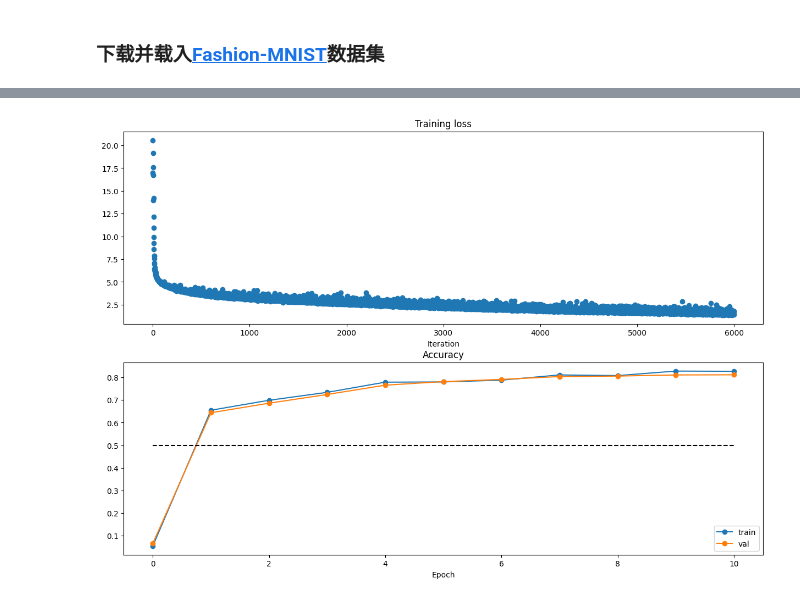
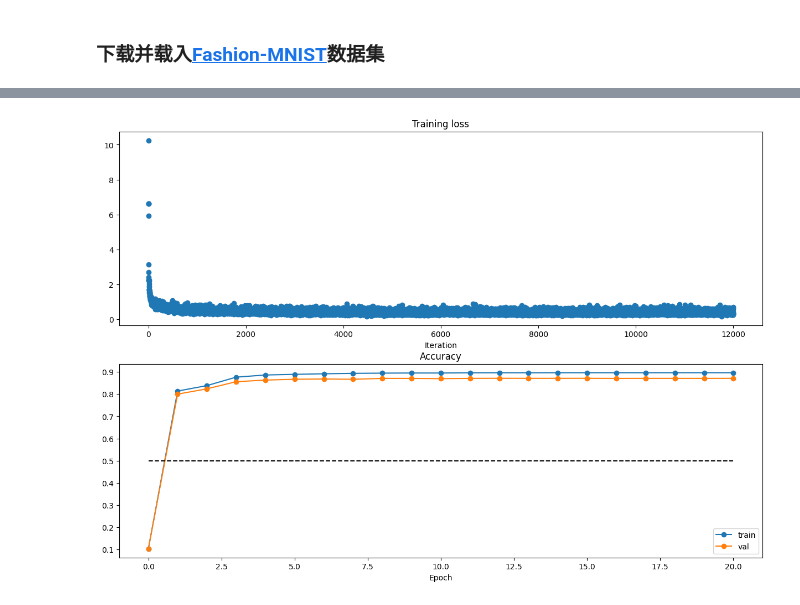
Before and after one commit to mango7789/Computer-Vision-DATA130051, a Jupyter notebook: 作业一/main.ipynb, the cells around one changed output, grey strips where cells are left out. Drawn from its saved outputs; the diff is of its cells as text; code cells hidden in the pictures.

Commit message:
hw1: modify solver

```diff
--- a/作业一/main.ipynb
+++ b/作业一/main.ipynb
@@ -11,27 +8,29 @@ The autoreload extension is already loaded. To reload it, use:
 # %%
 from main import download_minist
 from full_connect_network import FullConnectNet
-from solver import Solver
+from solve import Solver
+import random
 
 data = download_minist()
 
-hidden_dims = [24*24, 12*12, 100]
+hidden_dims = [64, 32, 16]
 activation = ['relu']
-reg = 0.05
+reg = 0
 loss = 'ce'
 
 three_layer_model = FullConnectNet(
-        hidden_dims=hidden_dims,
-        types=activation,
-        reg=reg,
-        loss=loss
-    )
+    hidden_dims=hidden_dims,
+    types=activation,
+    reg=reg,
+    loss=loss
+)
+
 three_layer_net = Solver(
     model=three_layer_model,
     data=data,
-    optim_config= {
-        'learning_rate': 5e-2
-    }
+    update_rule='adam',
+    lr_decay=0.6,
+    print_iter=50
 )
 
 three_layer_net.train()
@@ -56,19 +55,19 @@ three_layer_net.train()
 # %%
 import matplotlib.pyplot as plt
 
 plt.subplot(2, 1, 1)
 plt.title('Training loss')
-plt.plot(three_layer_net.loss_history, 'o')
+plt.plot(three_layer_net.loss_hist, 'o')
 plt.xlabel('Iteration')
 
 plt.subplot(2, 1, 2)
 plt.title('Accuracy')
-plt.plot(three_layer_net.train_acc_history, '-o', label='train')
-plt.plot(three_layer_net.val_acc_history, '-o', label='val')
-plt.plot([0.5] * len(three_layer_net.val_acc_history), 'k--')
+plt.plot(three_layer_net.train_acc_hist, '-o', label='train')
+plt.plot(three_layer_net.val_acc_hist, '-o', label='val')
+plt.plot([0.5] * len(three_layer_net.val_acc_hist), 'k--')
 plt.xlabel('Epoch')
 plt.legend(loc='lower right')
 plt.gcf().set_size_inches(15, 10)
 plt.show()
 # %% [output]
-[figure, old version]
+[figure, new version]
```
Also changed, not shown: parts of 2 cells of this notebook, 8 other files.
